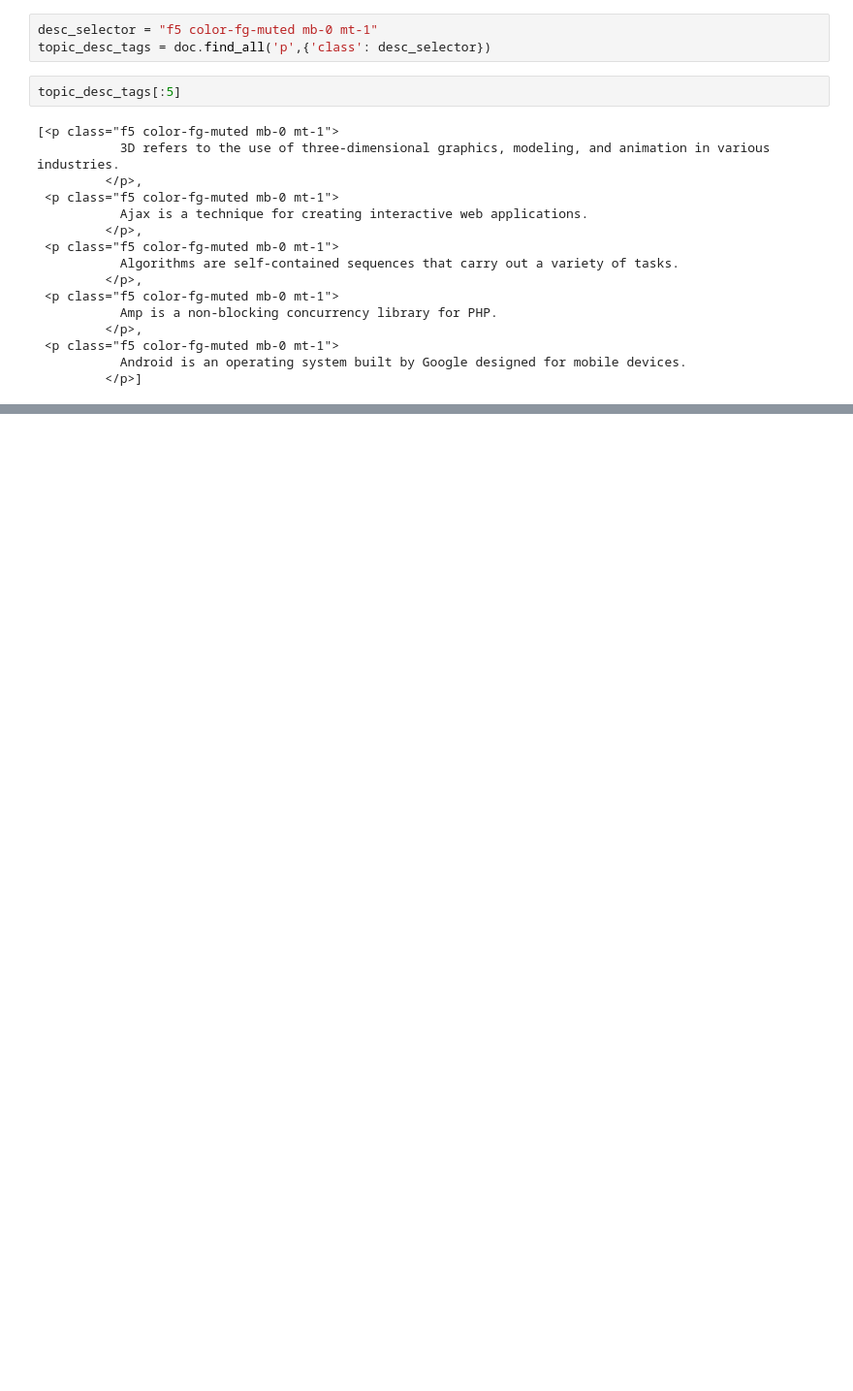
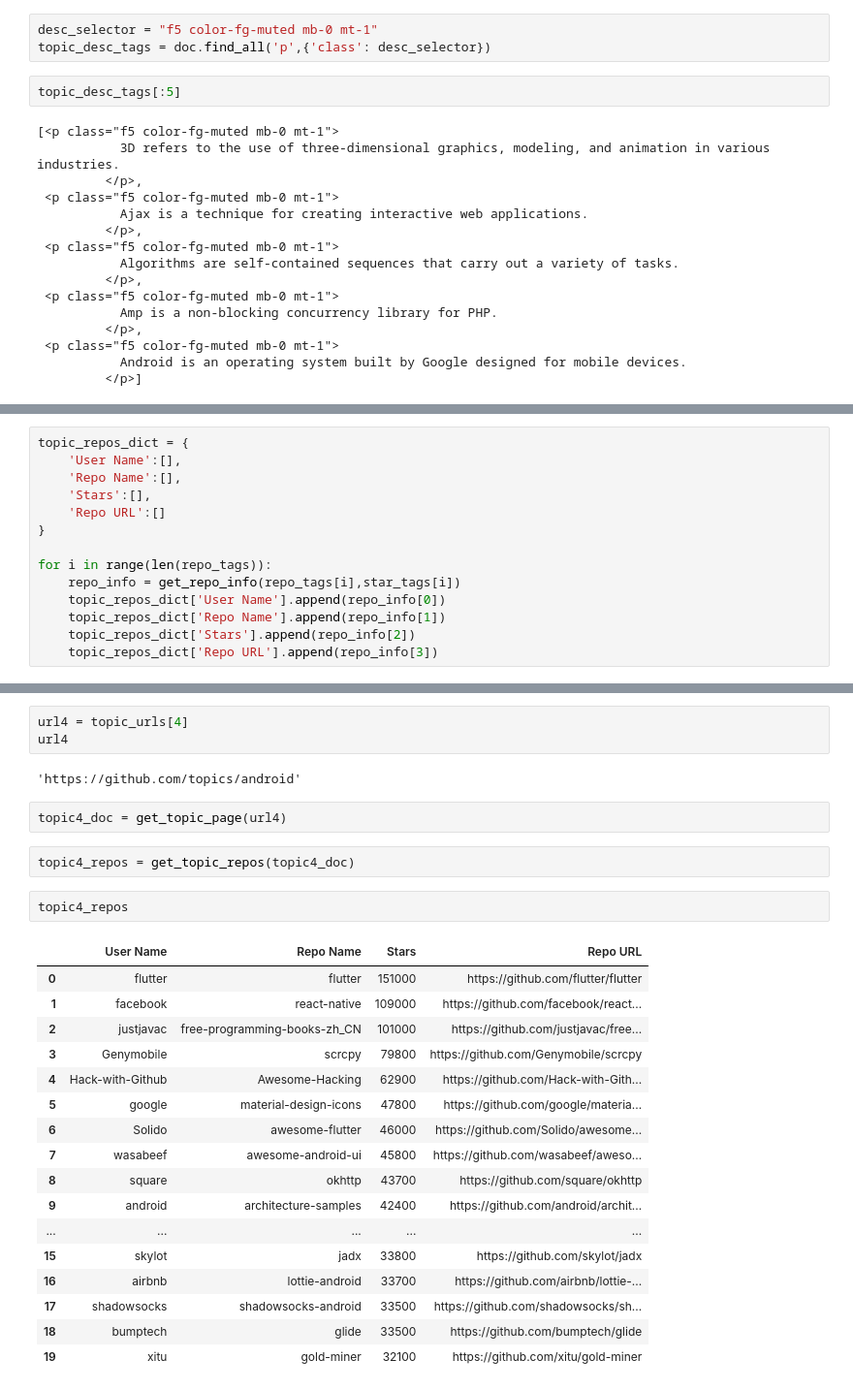
Before and after one commit to anandanraju/Web_Scrapping_GitHub_Top_Repositories, a Jupyter notebook: Web_Scrapping_GitHub_Top_Repositories.ipynb, the cells around one changed output, grey strips where cells are left out. Shown at 97% size. Cells and saved outputs as stored; diff of their text form; blank space fills up the shorter version.

```diff
--- a/Web_Scrapping_GitHub_Top_Repositories.ipynb
+++ b/Web_Scrapping_GitHub_Top_Repositories.ipynb
@@ -158,0 +358,14 @@ topic_desc_tags[:5]
+# %%
+topic_repos_dict = {
+    'User Name':[],
+    'Repo Name':[],
+    'Stars':[],
+    'Repo URL':[]
+}
+
+for i in range(len(repo_tags)):
+    repo_info = get_repo_info(repo_tags[i],star_tags[i])
+    topic_repos_dict['User Name'].append(repo_info[0])
+    topic_repos_dict['Repo Name'].append(repo_info[1])
+    topic_repos_dict['Stars'].append(repo_info[2])
+    topic_repos_dict['Repo URL'].append(repo_info[3])
@@ -158,0 +415,29 @@ topic_desc_tags[:5]
+# %%
+url4 = topic_urls[4]
+url4
+# %% [output]
+'https://github.com/topics/android'
+# %%
+topic4_doc = get_topic_page(url4)
+# %%
+topic4_repos = get_topic_repos(topic4_doc)
+# %%
+topic4_repos
+# %% [output]
+|  | User Name | Repo Name | Stars | Repo URL |
+| 0 | flutter | flutter | 151000 | https://github.com/flutter/flutter |
+| 1 | facebook | react-native | 109000 | https://github.com/facebook/react... |
+| 2 | justjavac | free-programming-books-zh_CN | 101000 | https://github.com/justjavac/free... |
+| 3 | Genymobile | scrcpy | 79800 | https://github.com/Genymobile/scrcpy |
+| 4 | Hack-with-Github | Awesome-Hacking | 62900 | https://github.com/Hack-with-Gith... |
+| 5 | google | material-design-icons | 47800 | https://github.com/google/materia... |
+| 6 | Solido | awesome-flutter | 46000 | https://github.com/Solido/awesome... |
+| 7 | wasabeef | awesome-android-ui | 45800 | https://github.com/wasabeef/aweso... |
+| 8 | square | okhttp | 43700 | https://github.com/square/okhttp |
+| 9 | android | architecture-samples | 42400 | https://github.com/android/archit... |
+| ... | ... | ... | ... | ... |
+| 15 | skylot | jadx | 33800 | https://github.com/skylot/jadx |
+| 16 | airbnb | lottie-android | 33700 | https://github.com/airbnb/lottie-... |
+| 17 | shadowsocks | shadowsocks-android | 33500 | https://github.com/shadowsocks/sh... |
+| 18 | bumptech | glide | 33500 | https://github.com/bumptech/glide |
+| 19 | xitu | gold-miner | 32100 | https://github.com/xitu/gold-miner |
```
Also changed, not shown: parts of 52 cells of this notebook.
